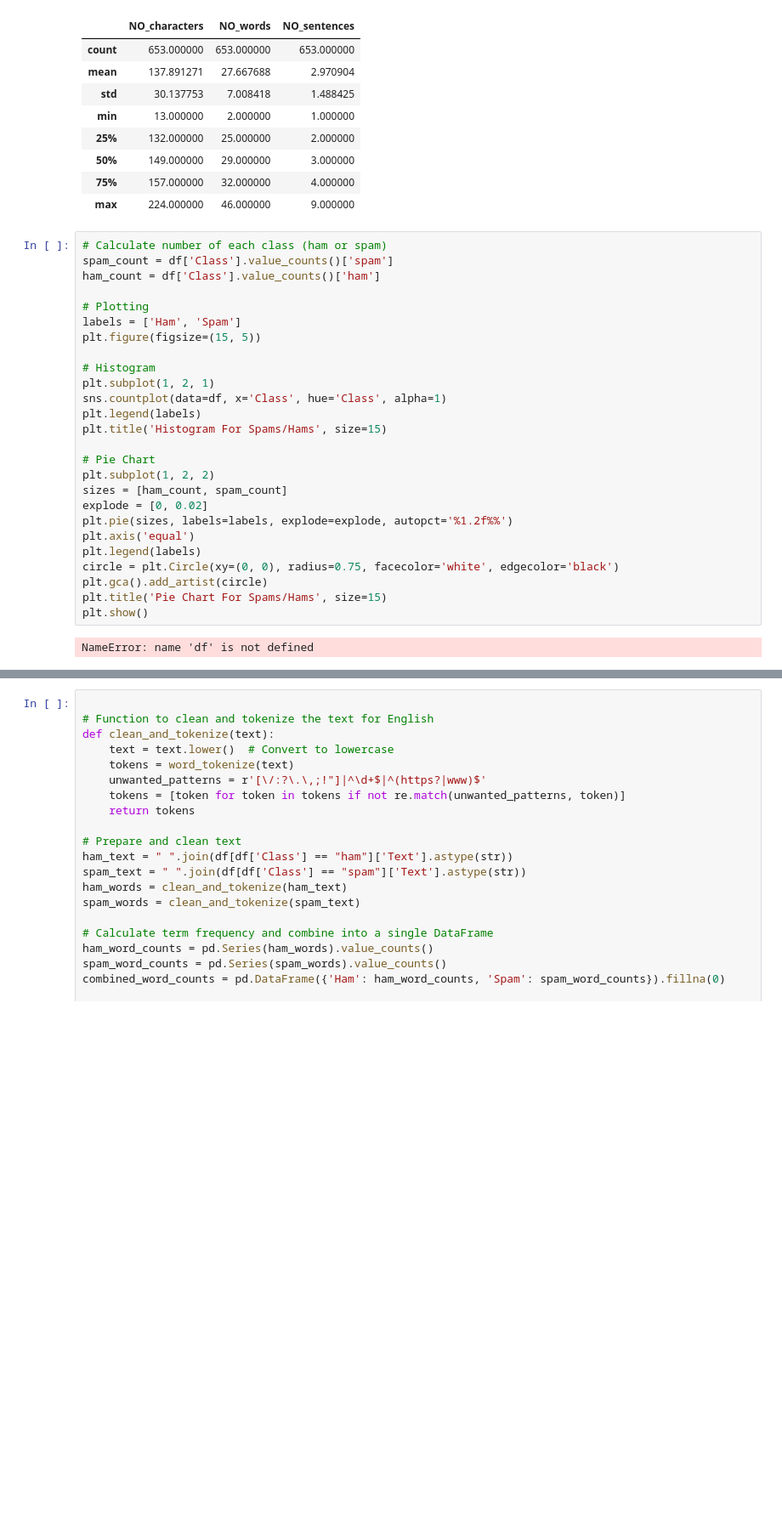
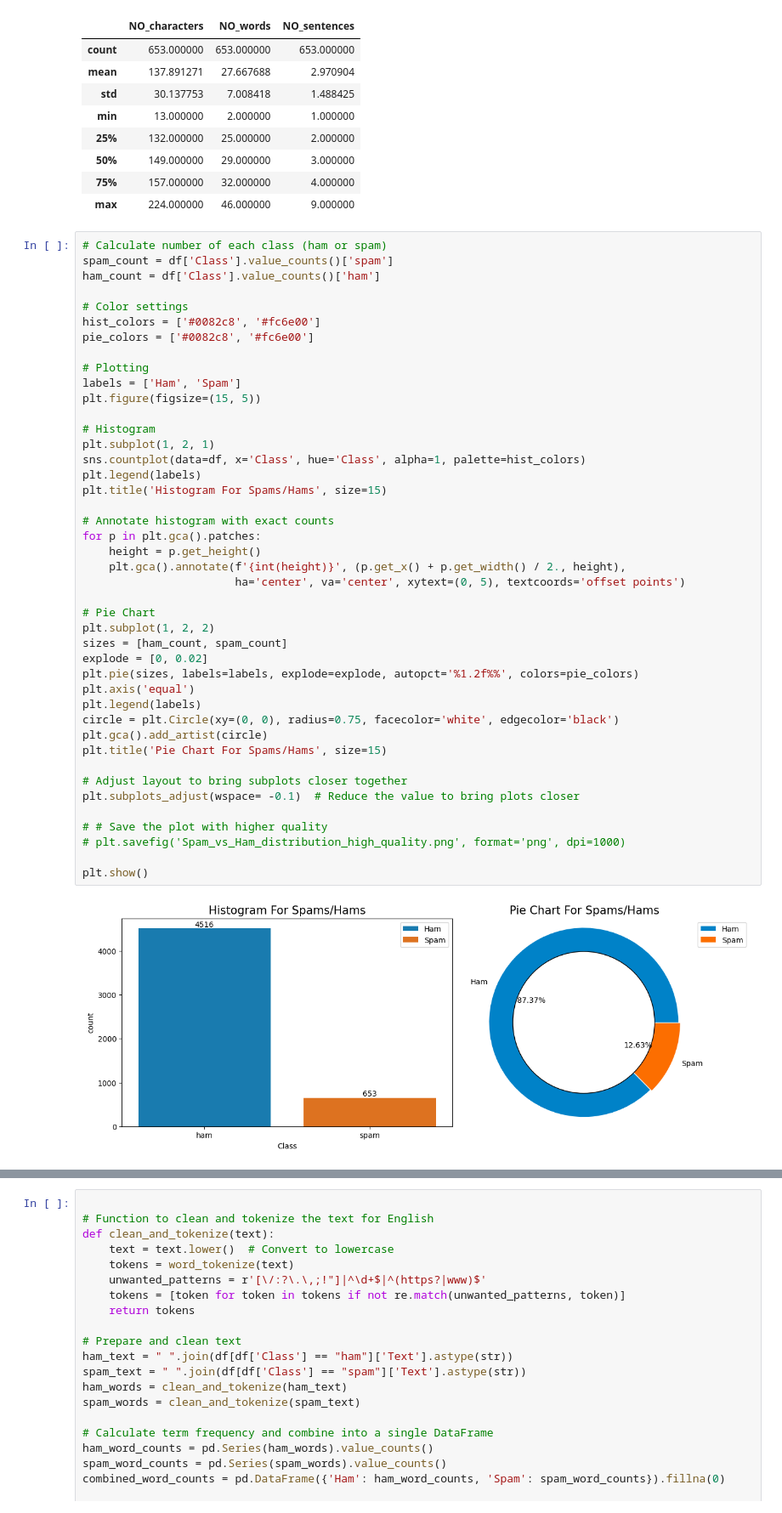
Before and after one commit to Hosein-Ghojavand/multilingual-spam-detection, a Jupyter notebook: English_sms.ipynb, the cells around one changed output, grey strips where cells are left out. Shown at 85% size. Saved outputs shown, nothing was run; the diff lists cells and outputs as text; blank space fills up the shorter version.

```diff
--- a/English_sms.ipynb
+++ b/English_sms.ipynb
@@ -172,28 +174,45 @@ df[df['Class'] == "spam"][['NO_characters', 'NO_words', 'NO_sentences']].describ
 # %%
 # Calculate number of each class (ham or spam)
 spam_count = df['Class'].value_counts()['spam']
 ham_count = df['Class'].value_counts()['ham']
+
+# Color settings
+hist_colors = ['#0082c8', '#fc6e00']
+pie_colors = ['#0082c8', '#fc6e00']
 
 # Plotting
 labels = ['Ham', 'Spam']
 plt.figure(figsize=(15, 5))
 
 # Histogram
 plt.subplot(1, 2, 1)
-sns.countplot(data=df, x='Class', hue='Class', alpha=1)
+sns.countplot(data=df, x='Class', hue='Class', alpha=1, palette=hist_colors)
 plt.legend(labels)
 plt.title('Histogram For Spams/Hams', size=15)
+
+# Annotate histogram with exact counts
+for p in plt.gca().patches:
+    height = p.get_height()
+    plt.gca().annotate(f'{int(height)}', (p.get_x() + p.get_width() / 2., height),
+                       ha='center', va='center', xytext=(0, 5), textcoords='offset points')
 
 # Pie Chart
 plt.subplot(1, 2, 2)
 sizes = [ham_count, spam_count]
 explode = [0, 0.02]
-plt.pie(sizes, labels=labels, explode=explode, autopct='%1.2f%%')
+plt.pie(sizes, labels=labels, explode=explode, autopct='%1.2f%%', colors=pie_colors)
 plt.axis('equal')
 plt.legend(labels)
 circle = plt.Circle(xy=(0, 0), radius=0.75, facecolor='white', edgecolor='black')
 plt.gca().add_artist(circle)
 plt.title('Pie Chart For Spams/Hams', size=15)
+
+# Adjust layout to bring subplots closer together
+plt.subplots_adjust(wspace= -0.1)  # Reduce the value to bring plots closer
+
+# # Save the plot with higher quality
+# plt.savefig('Spam_vs_Ham_distribution_high_quality.png', format='png', dpi=1000)
+
 plt.show()
 # %% [output]
-NameError: name 'df' is not defined
+[figure, added]
```
Also changed, not shown: parts of 22 cells of this notebook.
